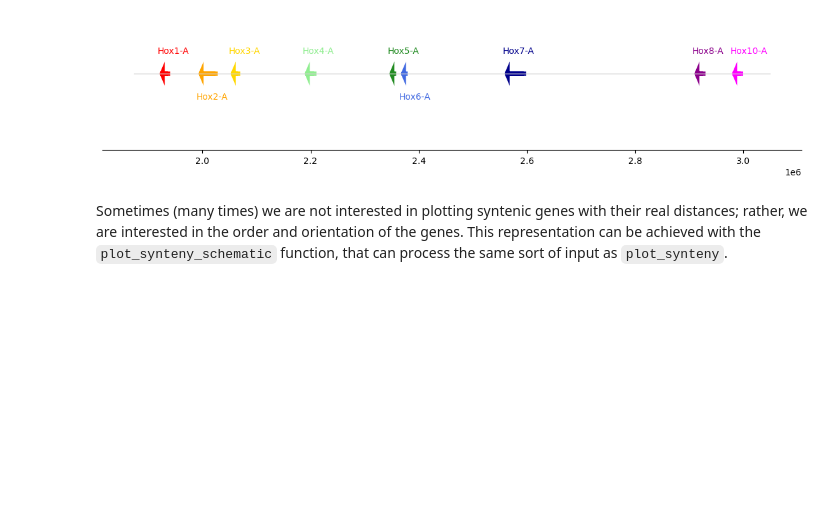
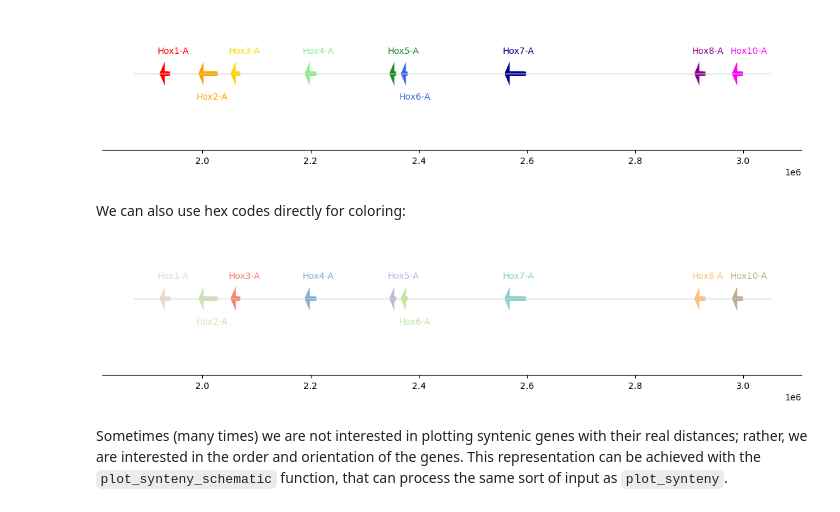
Before and after one commit to galicae/geneorder, a Jupyter notebook: nbs/00_core.ipynb, the cells around one changed output. Cells and saved outputs as stored; diff of their text form; code cells hidden in the pictures; blank space fills up the shorter version.

```diff
--- a/nbs/00_core.ipynb
+++ b/nbs/00_core.ipynb
@@ -64,6 +64,9 @@ def plot_synteny(
     locus_name: str = "gene_name",  # the GFF column that holds the gene/mRNA symbol. This is usually a tag in the "attributes" column of a well-behaved GFF and should have been extracted prior to this step. It will be plotted according to the `gene_name_offset` parameter.
     fig_title: str = None,  # Figure title.
     save: str | Path = "synteny.svg",  # path to save an SVG image.
+    palette: (
+        dict | None
+    ) = mcolors.CSS4_COLORS,  # color palette in dictionary form. If None, the color column is expected to be a string that can be interpreted as color.
     chromosome_color: str = "lightgray",  # the color of the line representing the molecule the genes are plotted on.
     backup_gene_color: str = "darkgray",  # If the GFF has no column titled "color", the gene arrows will be filled using this color.
     gene_name_offset: float = 0.02,  # Default offset for plotting gene names if the GFF has no column titled "offset".
@@ -96,7 +99,10 @@ def plot_synteny(
         start = gene[locus_start]
         end = gene[locus_end]
         if "color" in gene.index:
-            color = mcolors.CSS4_COLORS[gene["color"]]
+            if palette is not None:
+                color = mcolors.CSS4_COLORS[gene["color"]]
+            else:
+                color = gene["color"]
         else:
             color = backup_gene_color
 
@@ -165,3 +171,5 @@ hox["offset"] = [0.02, -0.025, 0.02, 0.02, 0.02, -0.025, 0.02, 0.02, 0.02]
 plot_synteny(hox, figsize=(11, 2))
 # %% [output]
 [figure]
+# %% [markdown]
+We can also use hex codes directly for coloring:
@@ -168,3 +188,7 @@ plot_synteny(hox, figsize=(11, 2))
+# %%
+plot_synteny(hox, figsize=(11, 2), palette=None)
+# %% [output]
+[figure, added]
 # %%
 # | export
 
```
Also changed, not shown: parts of 4 cells of this notebook, 4 other files.
